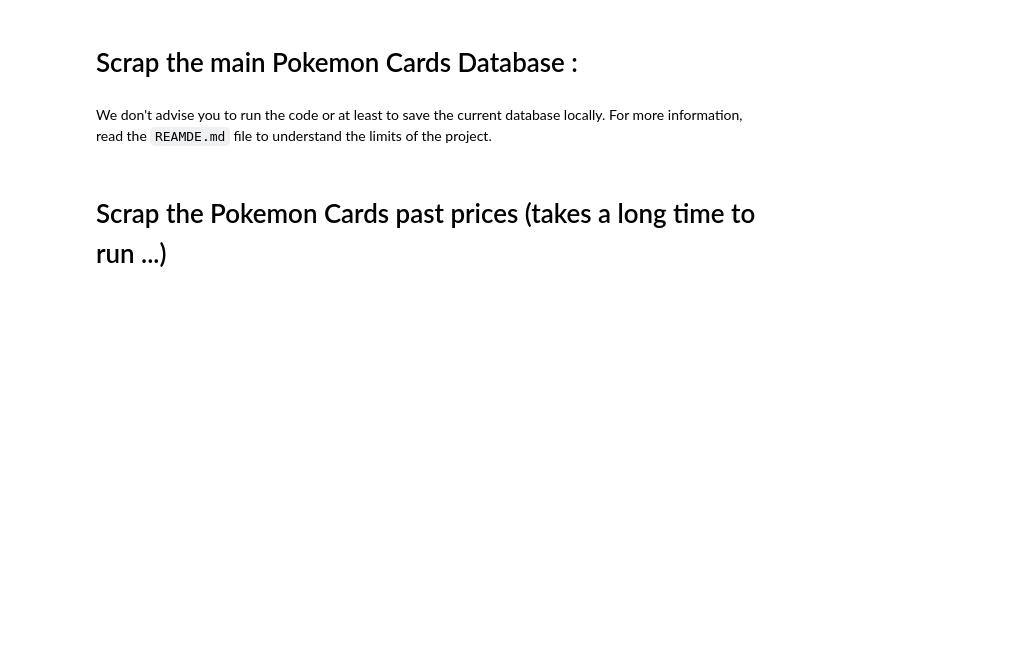
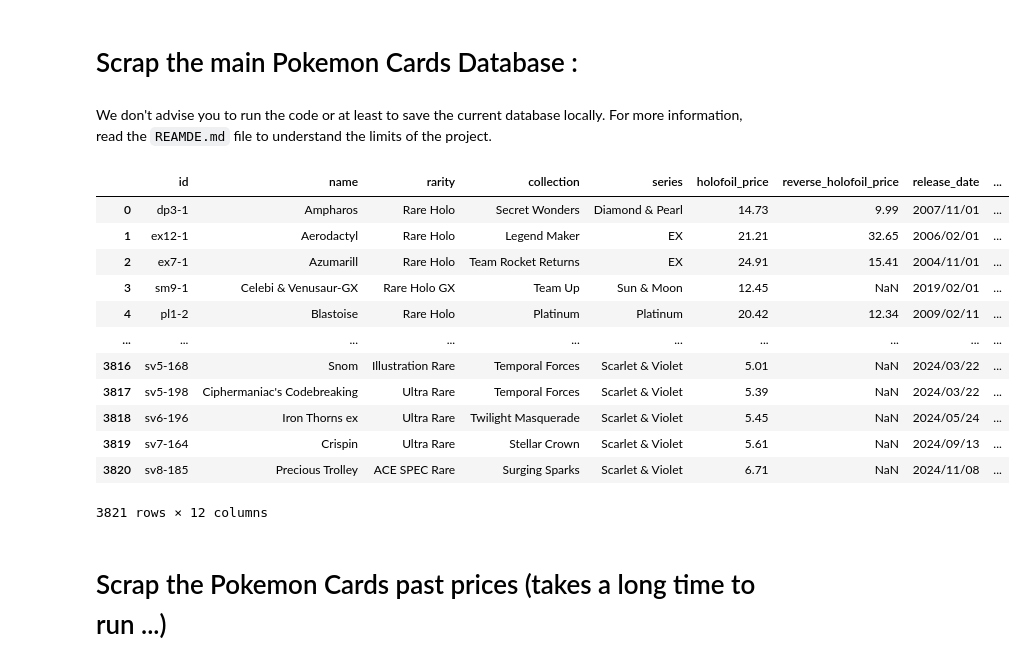
Before and after one commit to nayelsdk/Quantitative_Portfolio_Pokemon_Card, a Jupyter notebook: main.ipynb, the cells around one changed output. Cells and saved outputs as stored; diff of their text form; code cells hidden in the pictures; blank space fills up the shorter version.

Commit message:
name_changed

```diff
--- a/main.ipynb
+++ b/main.ipynb
@@ -14,6 +14,21 @@ data=PokemonCardDatabase(api)
 #data.update_database("datas")
 # %%
 df=pd.read_csv("datas/pokemon_cards.csv")
+df
+# %% [output]
+|  | id | name | rarity | collection | series | holofoil_price | reverse_holofoil_price | release_date | ... |
+| 0 | dp3-1 | Ampharos | Rare Holo | Secret Wonders | Diamond & Pearl | 14.73 | 9.99 | 2007/11/01 | ... |
+| 1 | ex12-1 | Aerodactyl | Rare Holo | Legend Maker | EX | 21.21 | 32.65 | 2006/02/01 | ... |
+| 2 | ex7-1 | Azumarill | Rare Holo | Team Rocket Returns | EX | 24.91 | 15.41 | 2004/11/01 | ... |
+| 3 | sm9-1 | Celebi & Venusaur-GX | Rare Holo GX | Team Up | Sun & Moon | 12.45 | NaN | 2019/02/01 | ... |
+| 4 | pl1-2 | Blastoise | Rare Holo | Platinum | Platinum | 20.42 | 12.34 | 2009/02/11 | ... |
+| ... | ... | ... | ... | ... | ... | ... | ... | ... | ... |
+| 3816 | sv5-168 | Snom | Illustration Rare | Temporal Forces | Scarlet & Violet | 5.01 | NaN | 2024/03/22 | ... |
+| 3817 | sv5-198 | Ciphermaniac's Codebreaking | Ultra Rare | Temporal Forces | Scarlet & Violet | 5.39 | NaN | 2024/03/22 | ... |
+| 3818 | sv6-196 | Iron Thorns ex | Ultra Rare | Twilight Masquerade | Scarlet & Violet | 5.45 | NaN | 2024/05/24 | ... |
+| 3819 | sv7-164 | Crispin | Ultra Rare | Stellar Crown | Scarlet & Violet | 5.61 | NaN | 2024/09/13 | ... |
+| 3820 | sv8-185 | Precious Trolley | ACE SPEC Rare | Surging Sparks | Scarlet & Violet | 6.71 | NaN | 2024/11/08 | ... |
+3821 rows × 12 columns
 # %% [markdown]
 # Scrap the Pokemon Cards past prices (takes a long time to run ...)
 # %% [markdown]
```
Also changed, not shown: parts of 1 cell of this notebook, 2 other files.
